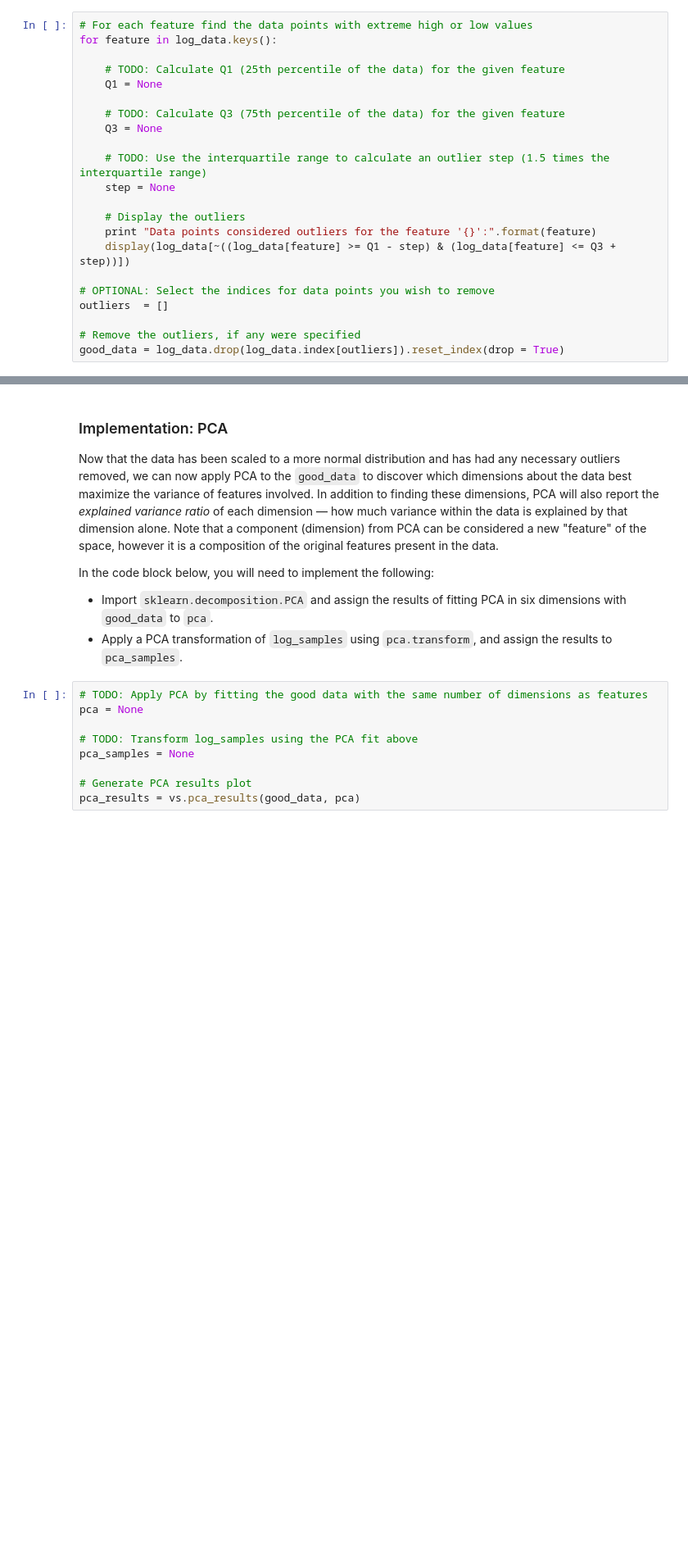
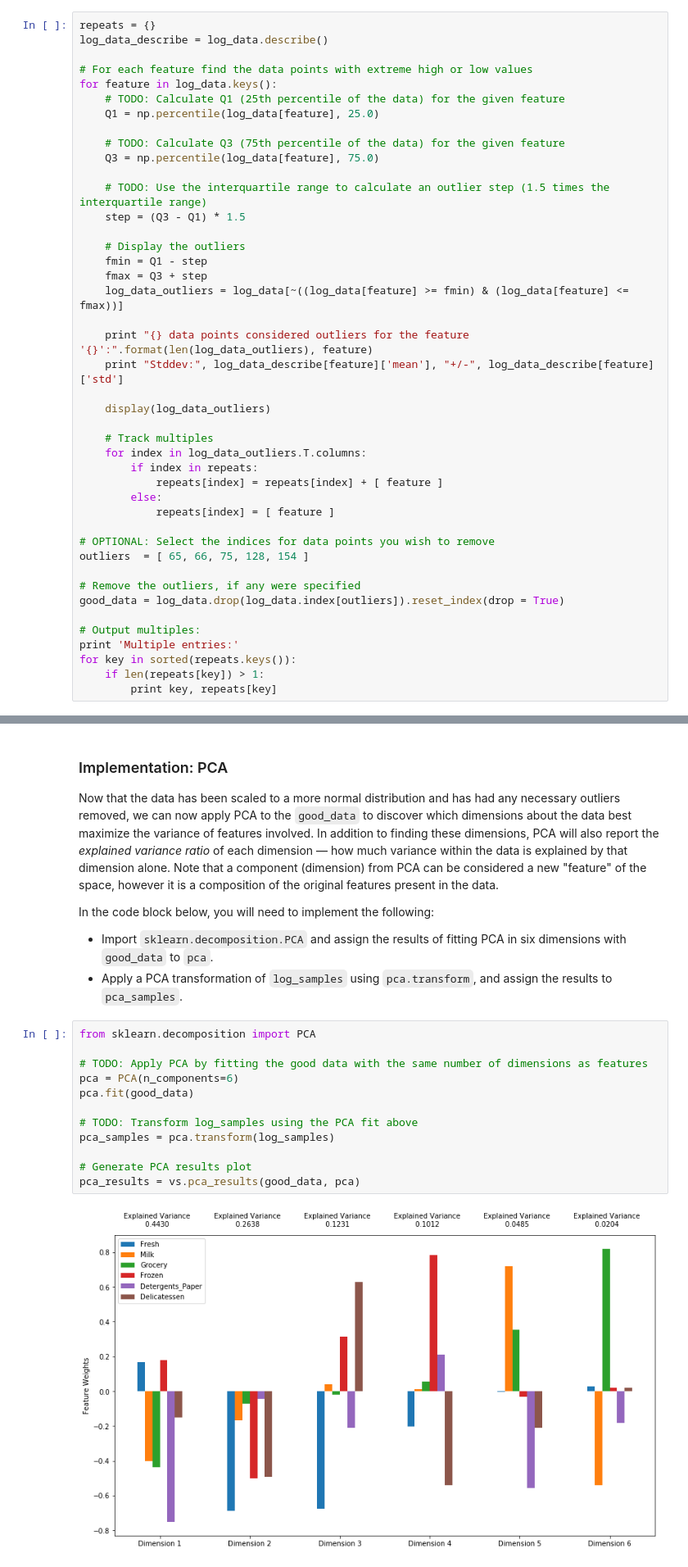
Before and after one commit to clockworksoul/mlnd, a Jupyter notebook: 3_customer_segments/customer_segments.ipynb, the cells around one changed output, grey strips where cells are left out. Shown at 82% size. Cells and saved outputs as stored; diff of their text form; blank space fills up the shorter version.

```diff
--- a/3_customer_segments/customer_segments.ipynb
+++ b/3_customer_segments/customer_segments.ipynb
@@ -159,24 +269,45 @@ In the code block below, you will need to implement the following:
 **NOTE:** If you choose to remove any outliers, ensure that the sample data does not contain any of these points!
 Once you have performed this implementation, the dataset will be stored in the variable `good_data`.
 # %%
+repeats = {}
+log_data_describe = log_data.describe()
+
 # For each feature find the data points with extreme high or low values
 for feature in log_data.keys():
-
     # TODO: Calculate Q1 (25th percentile of the data) for the given feature
-    Q1 = None
+    Q1 = np.percentile(log_data[feature], 25.0)
 
     # TODO: Calculate Q3 (75th percentile of the data) for the given feature
-    Q3 = None
+    Q3 = np.percentile(log_data[feature], 75.0)
 
     # TODO: Use the interquartile range to calculate an outlier step (1.5 times the interquartile range)
-    step = None
+    step = (Q3 - Q1) * 1.5
 
     # Display the outliers
-    print "Data points considered outliers for the feature '{}':".format(feature)
-    display(log_data[~((log_data[feature] >= Q1 - step) & (log_data[feature] <= Q3 + step))])
+    fmin = Q1 - step
+    fmax = Q3 + step
+    log_data_outliers = log_data[~((log_data[feature] >= fmin) & (log_data[feature] <= fmax))]
+
+    print "{} data points considered outliers for the feature '{}':".format(len(log_data_outliers), feature)
+    print "Stddev:", log_data_describe[feature]['mean'], "+/-", log_data_describe[feature]['std']
+
+    display(log_data_outliers)
+
+    # Track multiples
+    for index in log_data_outliers.T.columns:
+        if index in repeats:
+            repeats[index] = repeats[index] + [ feature ]
+        else:
+            repeats[index] = [ feature ]
 
 # OPTIONAL: Select the indices for data points you wish to remove
-outliers  = []
+outliers  = [ 65, 66, 75, 128, 154 ]
 
 # Remove the outliers, if any were specified
 good_data = log_data.drop(log_data.index[outliers]).reset_index(drop = True)
+
+# Output multiples:
+print 'Multiple entries:'
+for key in sorted(repeats.keys()):
+    if len(repeats[key]) > 1:
+        print key, repeats[key]
@@ -197,14 +408,19 @@ In the code block below, you will need to implement the following:
  - Import `sklearn.decomposition.PCA` and assign the results of fitting PCA in six dimensions with `good_data` to `pca`.
  - Apply a PCA transformation of `log_samples` using `pca.transform`, and assign the results to `pca_samples`.
 # %%
+from sklearn.decomposition import PCA
+
 # TODO: Apply PCA by fitting the good data with the same number of dimensions as features
-pca = None
+pca = PCA(n_components=6)
+pca.fit(good_data)
 
 # TODO: Transform log_samples using the PCA fit above
-pca_samples = None
+pca_samples = pca.transform(log_samples)
 
 # Generate PCA results plot
 pca_results = vs.pca_results(good_data, pca)
+# %% [output]
+[figure, added]
 # %% [markdown]
 ### Question 5
 *How much variance in the data is explained* ***in total*** *by the first and second principal component? What about the first four principal components? Using the visualization provided above, discuss what the first four dimensions best represent in terms of customer spending.*
```
Also changed, not shown: parts of 24 cells of this notebook.
